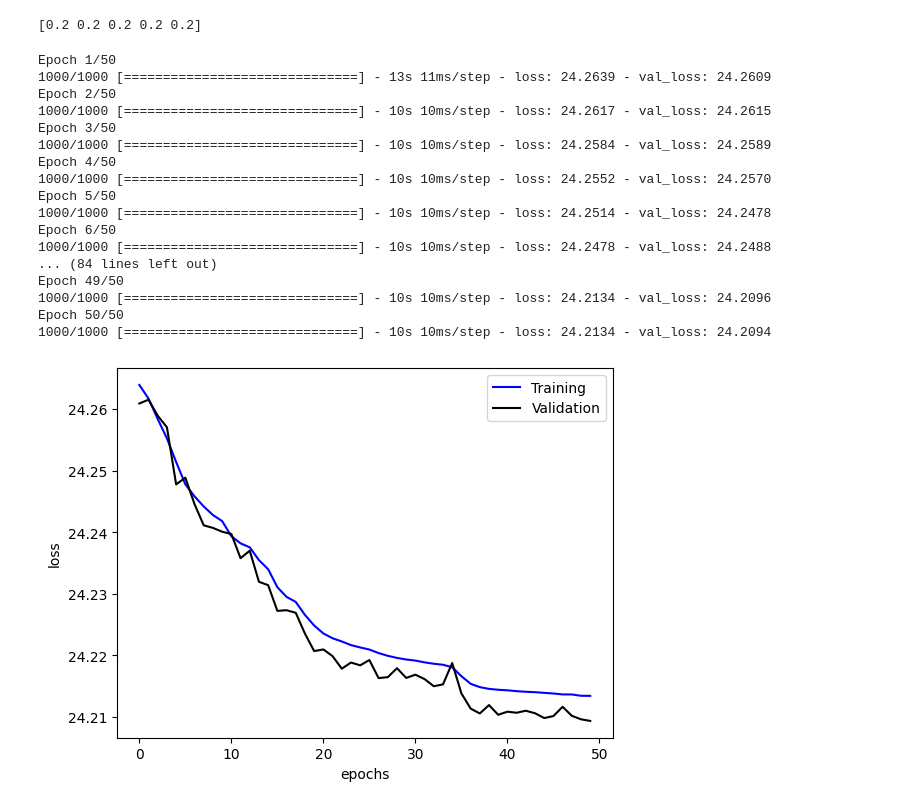
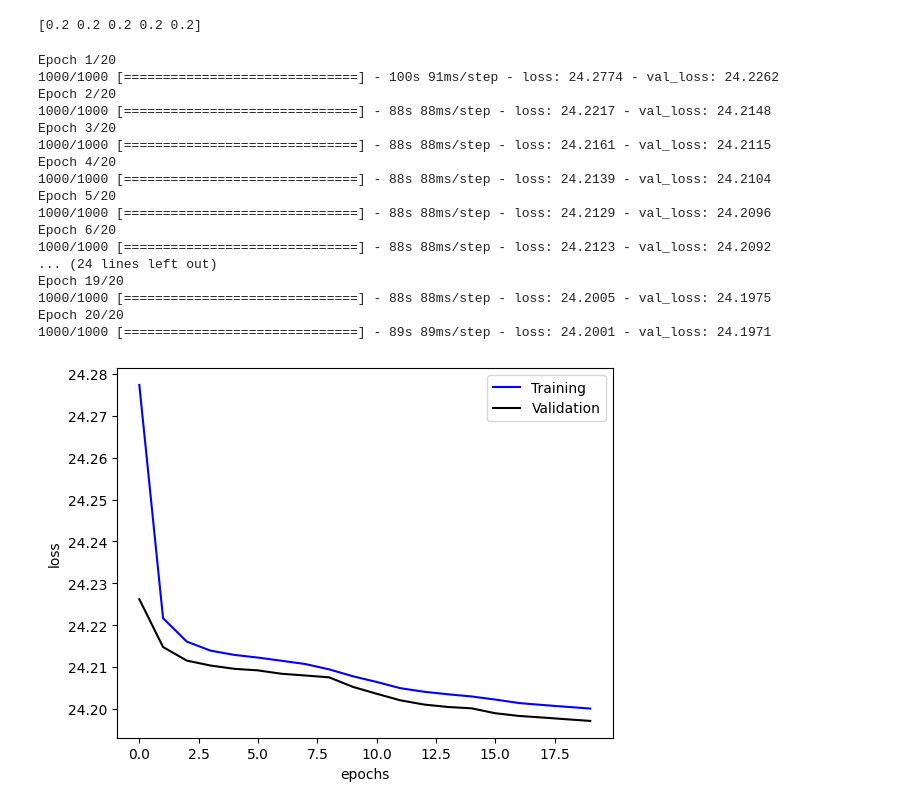
Before and after one commit to WaqarMohmand/My_DC3, a Jupyter notebook: My_DC3.ipynb, the cells around one changed output. Saved outputs shown, nothing was run; the diff lists cells and outputs as text; code cells hidden in the pictures.

```diff
--- a/My_DC3.ipynb
+++ b/My_DC3.ipynb
@@ -39,12 +40,14 @@ def load_and_reshape(file_path, K):
     # Return the reshaped array and its size
     return FH3D, FH3D.shape[0]
 
+Folder = "C:\\Users\\essay\\Desktop\\FYP\\Datasets\\K=5"
+
 # Loading and reshaping the arrays from CSV files
-FH3D_0dB, FH3D_0dB_size = load_and_reshape('F_H_2D_0dB_K5.csv', K=5)
-FH3D_10dB, FH3D_10dB_size = load_and_reshape('F_H_2D_10dB_K5.csv', K=5)
-FH3D_20dB, FH3D_20dB_size = load_and_reshape('F_H_2D_20dB_K5.csv', K=5)
-FH3D_30dB, FH3D_30dB_size = load_and_reshape('F_H_2D_30dB_K5.csv', K=5)
-FH3D_40dB, FH3D_40dB_size = load_and_reshape('F_H_2D_40dB_K5.csv', K=5)
+FH3D_0dB, FH3D_0dB_size = load_and_reshape(os.path.join(Folder,'F_H_2D_0dB.csv'), K=5)
+FH3D_10dB, FH3D_10dB_size = load_and_reshape(os.path.join(Folder,'F_H_2D_10dB.csv'), K=5)
+FH3D_20dB, FH3D_20dB_size = load_and_reshape(os.path.join(Folder,'F_H_2D_20dB.csv'), K=5)
+FH3D_30dB, FH3D_30dB_size = load_and_reshape(os.path.join(Folder,'F_H_2D_30dB.csv'), K=5)
+FH3D_40dB, FH3D_40dB_size = load_and_reshape(os.path.join(Folder,'F_H_2D_40dB.csv'), K=5)
 # %%
 
 # Function to convert string data to complex data and remove initial whitespace using vectorized operations
@@ -487,7 +502,7 @@ def custom_loss_DC3(y_true, y_pred):
 
 
 
-    eta = 1e-3
+    learning_rate = 1e-3
 
 
     # Extract EsN0 value and reshape y_true to exclude EsN0 column
@@ -526,12 +541,14 @@ def custom_loss_DC3(y_true, y_pred):
 
 
     # Gradient Descent for Correction
-    for i in range(5):
+    for i in range(100):
          # V = tf.linalg.matmul(A_tilda , p )  - b_tilda
-         V = B_tilda - tf.linalg.matmul(A_tilda, p)
+         V = B_tilda - tf.matmul(A_tilda, p)
          V_relu = tf.nn.relu(V)
-         gd   = 2 * tf.linalg.matmul( A_tilda_T ,V_relu)
-         p = p + eta * gd
+         gd   = -2 * tf.matmul( A_tilda_T ,V_relu)
+         p = p - learning_rate * gd
+
+    p = tf.nn.relu(p)
 
 
 
@@ -669,42 +686,42 @@ def custom_loss_DC3(y_true, y_pred):
 # %%
 ## Build and compile the DNN model
 ## Training and Testing
 import matplotlib.pyplot as plt
 
 Opt_Adam = tf.keras.optimizers.Adam(learning_rate = 0.0001)
 model.compile(optimizer = Opt_Adam, loss = custom_loss_DC3)
 
 train_input = [train_input_F_H_shuffled, train_input_EsN0_shuffled]
 valid_input = [valid_input_F_H_shuffled, valid_input_EsN0_shuffled]
 
-history = model.fit(train_input, train_y_true, epochs = 50,
+history = model.fit(train_input, train_y_true, epochs = 20,
                     validation_data = (valid_input, valid_y_true), batch_size = 1000)
 
 plt.plot(history.epoch, history.history['loss'], color = "blue", label = "Training")
 plt.plot(history.epoch, history.history['val_loss'], color="black", label = "Validation")
 plt.xlabel("epochs")
 plt.ylabel("loss")
 plt.legend()
 plt.show()
 # %% [output]
-Epoch 1/50
-1000/1000 [==============================] - 13s 11ms/step - loss: 24.2639 - val_loss: 24.2609
-Epoch 2/50
-1000/1000 [==============================] - 10s 10ms/step - loss: 24.2617 - val_loss: 24.2615
-Epoch 3/50
-1000/1000 [==============================] - 10s 10ms/step - loss: 24.2584 - val_loss: 24.2589
-Epoch 4/50
-1000/1000 [==============================] - 10s 10ms/step - loss: 24.2552 - val_loss: 24.2570
-Epoch 5/50
-1000/1000 [==============================] - 10s 10ms/step - loss: 24.2514 - val_loss: 24.2478
-Epoch 6/50
-1000/1000 [==============================] - 10s 10ms/step - loss: 24.2478 - val_loss: 24.2488
-... (84 lines left out)
-Epoch 49/50
-1000/1000 [==============================] - 10s 10ms/step - loss: 24.2134 - val_loss: 24.2096
-Epoch 50/50
-1000/1000 [==============================] - 10s 10ms/step - loss: 24.2134 - val_loss: 24.2094
+Epoch 1/20
+1000/1000 [==============================] - 100s 91ms/step - loss: 24.2774 - val_loss: 24.2262
+Epoch 2/20
+1000/1000 [==============================] - 88s 88ms/step - loss: 24.2217 - val_loss: 24.2148
+Epoch 3/20
+1000/1000 [==============================] - 88s 88ms/step - loss: 24.2161 - val_loss: 24.2115
+Epoch 4/20
+1000/1000 [==============================] - 88s 88ms/step - loss: 24.2139 - val_loss: 24.2104
+Epoch 5/20
+1000/1000 [==============================] - 88s 88ms/step - loss: 24.2129 - val_loss: 24.2096
+Epoch 6/20
+1000/1000 [==============================] - 88s 88ms/step - loss: 24.2123 - val_loss: 24.2092
+... (24 lines left out)
+Epoch 19/20
+1000/1000 [==============================] - 88s 88ms/step - loss: 24.2005 - val_loss: 24.1975
+Epoch 20/20
+1000/1000 [==============================] - 89s 89ms/step - loss: 24.2001 - val_loss: 24.1971
-[figure, old version]
+[figure, new version]
 # %%
 # Test data setup
 test_input = [test_input_F_H_0dB, test_input_EsN0_0dB]
```
Also changed, not shown: parts of 6 cells of this notebook.
